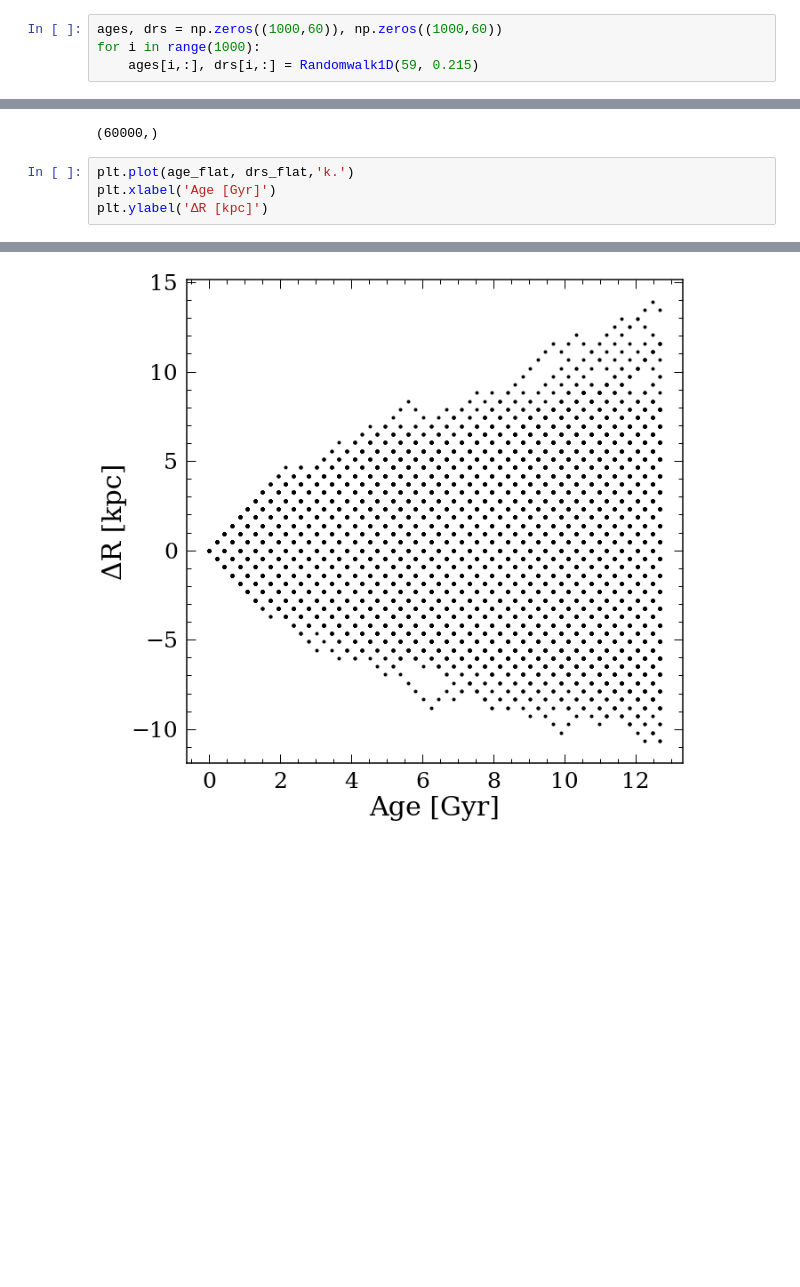
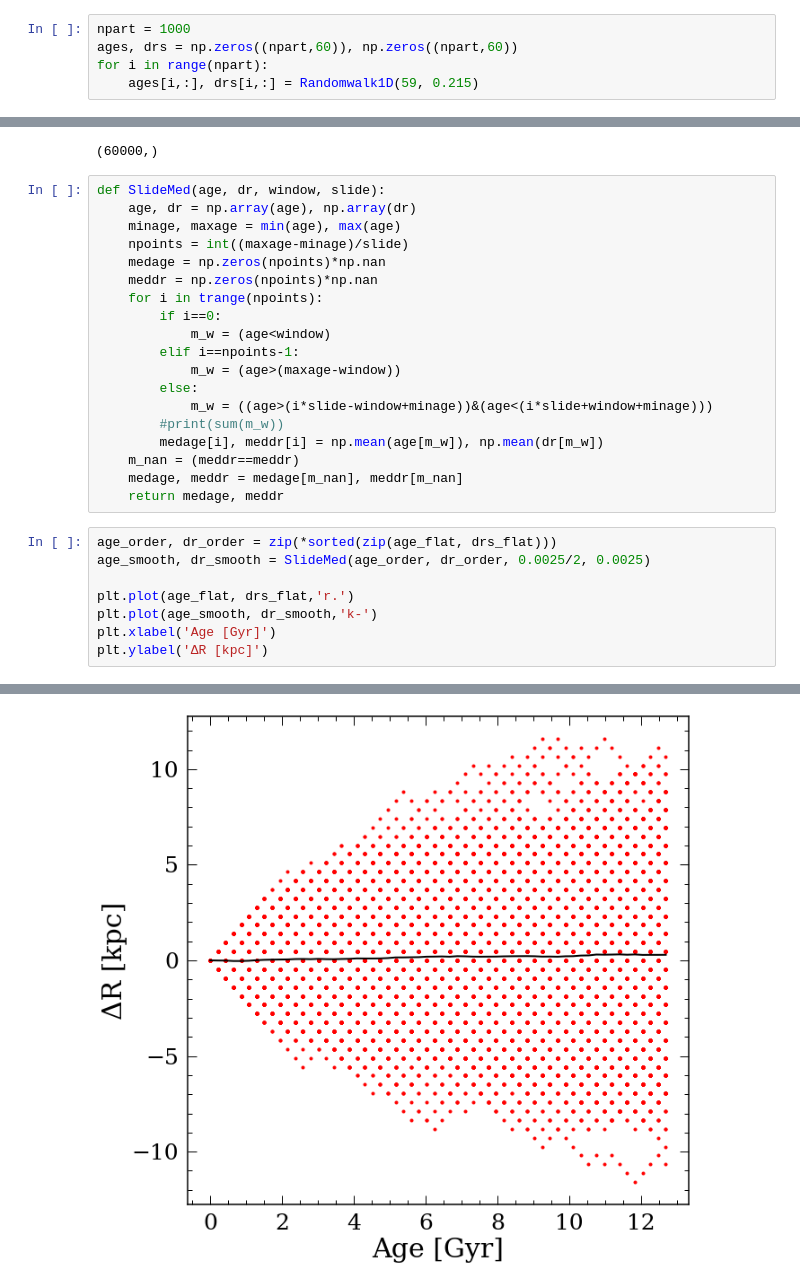
Before and after one commit to lyx12311/Subdiffusion, a Jupyter notebook: RandomWalkPower.ipynb, the cells around one changed output, grey strips where cells are left out. Drawn from its saved outputs; the diff is of its cells as text; blank space fills up the shorter version.

Commit message:
flat line

```diff
--- a/RandomWalkPower.ipynb
+++ b/RandomWalkPower.ipynb
@@ -66,21 +66,45 @@ plt.legend(loc=3)
 # %% [markdown]
 # Generate 1000 particles
 # %%
-ages, drs = np.zeros((1000,60)), np.zeros((1000,60))
-for i in range(1000):
+npart = 1000
+ages, drs = np.zeros((npart,60)), np.zeros((npart,60))
+for i in range(npart):
     ages[i,:], drs[i,:] = Randomwalk1D(59, 0.215)
 # %%
 age_flat, drs_flat = ages.ravel(), drs.ravel()
 print(np.shape(age_flat))
 # %% [output]
 (60000,)
+# %%
+def SlideMed(age, dr, window, slide):
+    age, dr = np.array(age), np.array(dr)
+    minage, maxage = min(age), max(age)
+    npoints = int((maxage-minage)/slide)
+    medage = np.zeros(npoints)*np.nan
+    meddr = np.zeros(npoints)*np.nan
+    for i in trange(npoints):
+        if i==0:
+            m_w = (age<window)
+        elif i==npoints-1:
+            m_w = (age>(maxage-window))
+        else:
+            m_w = ((age>(i*slide-window+minage))&(age<(i*slide+window+minage)))
+        #print(sum(m_w))
+        medage[i], meddr[i] = np.mean(age[m_w]), np.mean(dr[m_w])
+    m_nan = (meddr==meddr)
+    medage, meddr = medage[m_nan], meddr[m_nan]
+    return medage, meddr
 # %%
-plt.plot(age_flat, drs_flat,'k.')
+age_order, dr_order = zip(*sorted(zip(age_flat, drs_flat)))
+age_smooth, dr_smooth = SlideMed(age_order, dr_order, 0.0025/2, 0.0025)
+
+plt.plot(age_flat, drs_flat,'r.')
+plt.plot(age_smooth, dr_smooth,'k-')
 plt.xlabel('Age [Gyr]')
 plt.ylabel('ΔR [kpc]')
 # %% [output]
 Text(0, 0.5, 'ΔR [kpc]')
-[figure, old version]
+[figure, new version]
 # %%
 N = len(age_flat)
 T = max(age_flat)/N
```
Also changed, not shown: parts of 13 cells of this notebook.
